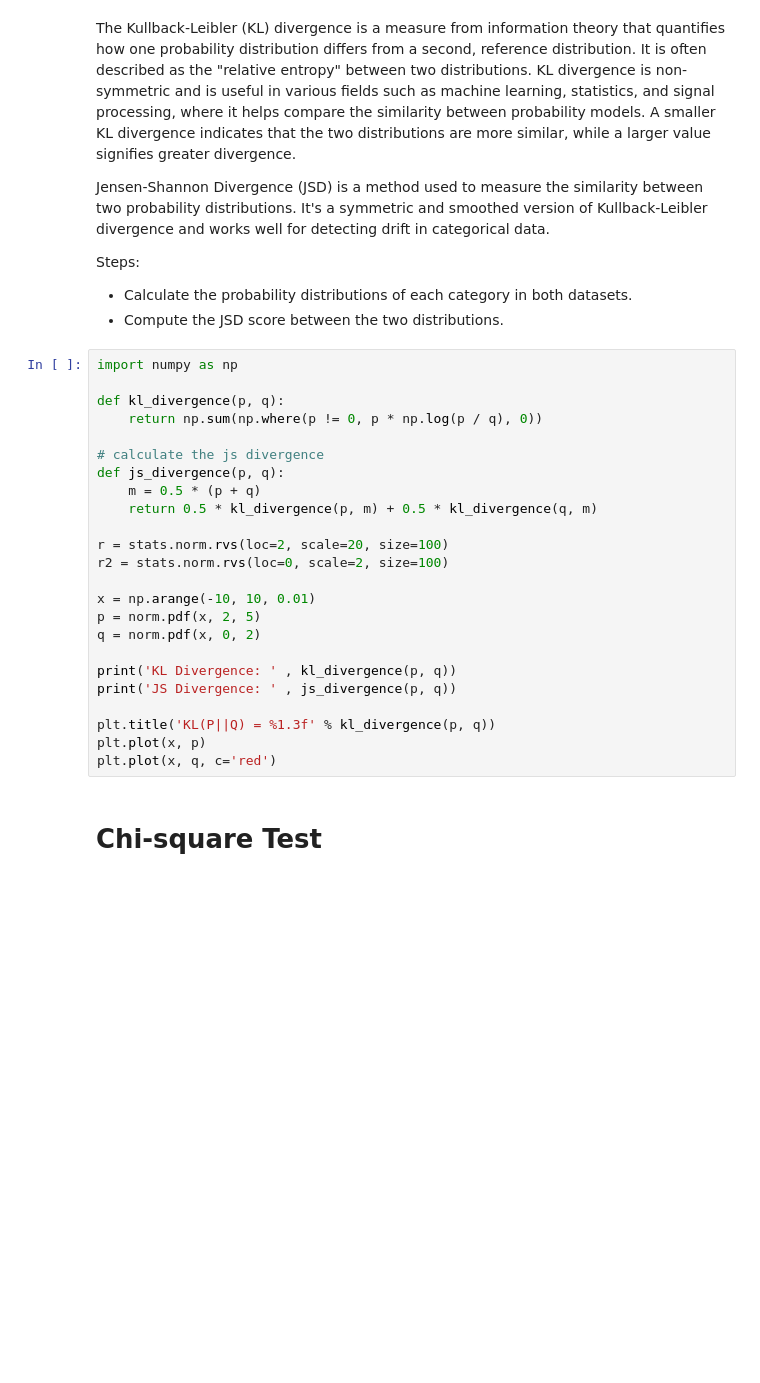
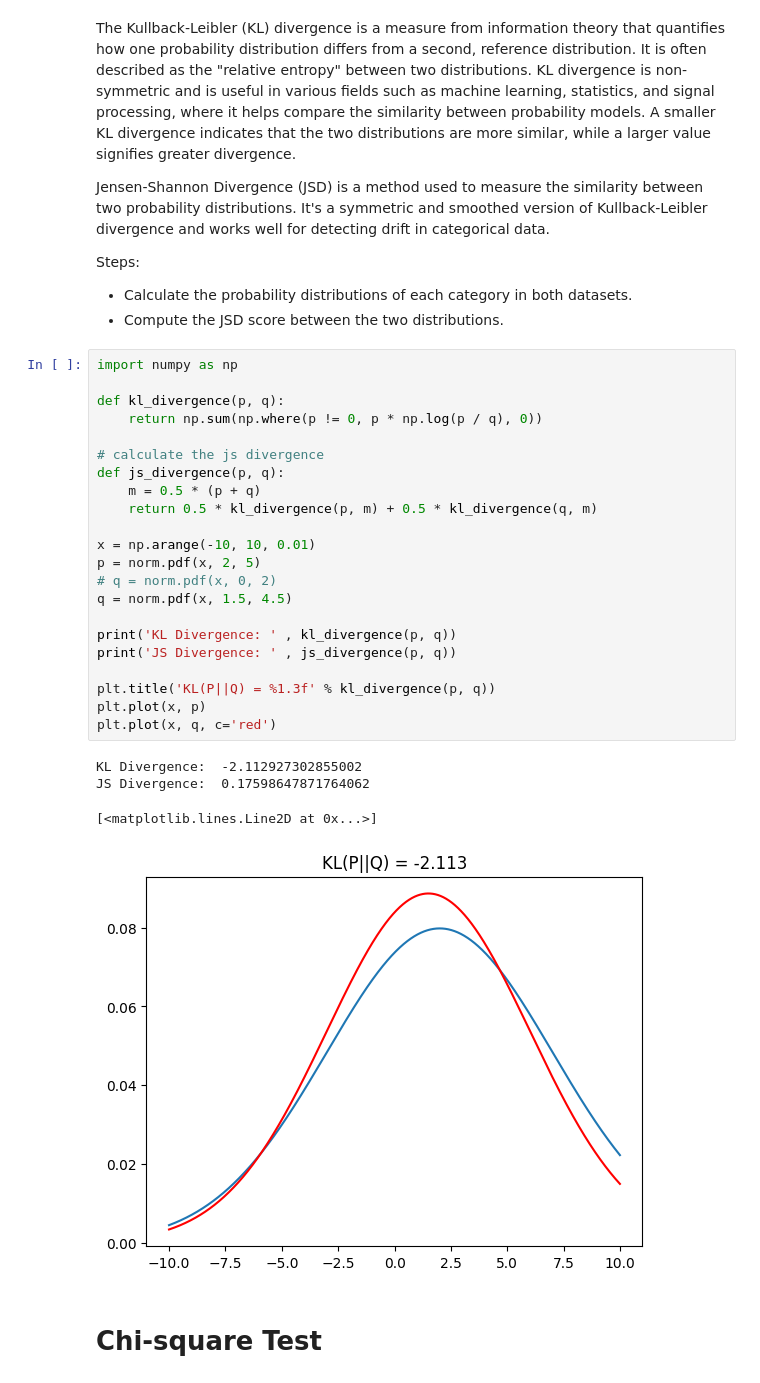
Before and after one commit to jpcreis15/MLOps-code, a Jupyter notebook: Univariate Analysis.ipynb, the cells around one changed output. Drawn from its saved outputs; the diff is of its cells as text; blank space fills up the shorter version.

```diff
--- a/Univariate Analysis.ipynb
+++ b/Univariate Analysis.ipynb
@@ -99,27 +102,30 @@ Steps:
 # %%
 import numpy as np
 
 def kl_divergence(p, q):
     return np.sum(np.where(p != 0, p * np.log(p / q), 0))
 
 # calculate the js divergence
 def js_divergence(p, q):
     m = 0.5 * (p + q)
     return 0.5 * kl_divergence(p, m) + 0.5 * kl_divergence(q, m)
 
-r = stats.norm.rvs(loc=2, scale=20, size=100)
-r2 = stats.norm.rvs(loc=0, scale=2, size=100)
-
 x = np.arange(-10, 10, 0.01)
 p = norm.pdf(x, 2, 5)
-q = norm.pdf(x, 0, 2)
+# q = norm.pdf(x, 0, 2)
+q = norm.pdf(x, 1.5, 4.5)
 
 print('KL Divergence: ' , kl_divergence(p, q))
 print('JS Divergence: ' , js_divergence(p, q))
 
 plt.title('KL(P||Q) = %1.3f' % kl_divergence(p, q))
 plt.plot(x, p)
 plt.plot(x, q, c='red')
+# %% [output]
+KL Divergence:  -2.112927302855002
+JS Divergence:  0.17598647871764062
+[<matplotlib.lines.Line2D at 0x...>]
+[figure, added]
 # %% [markdown]
 # Chi-square Test
 # %% [markdown]
```
Also changed, not shown: parts of 3 cells of this notebook, 12 other files.
